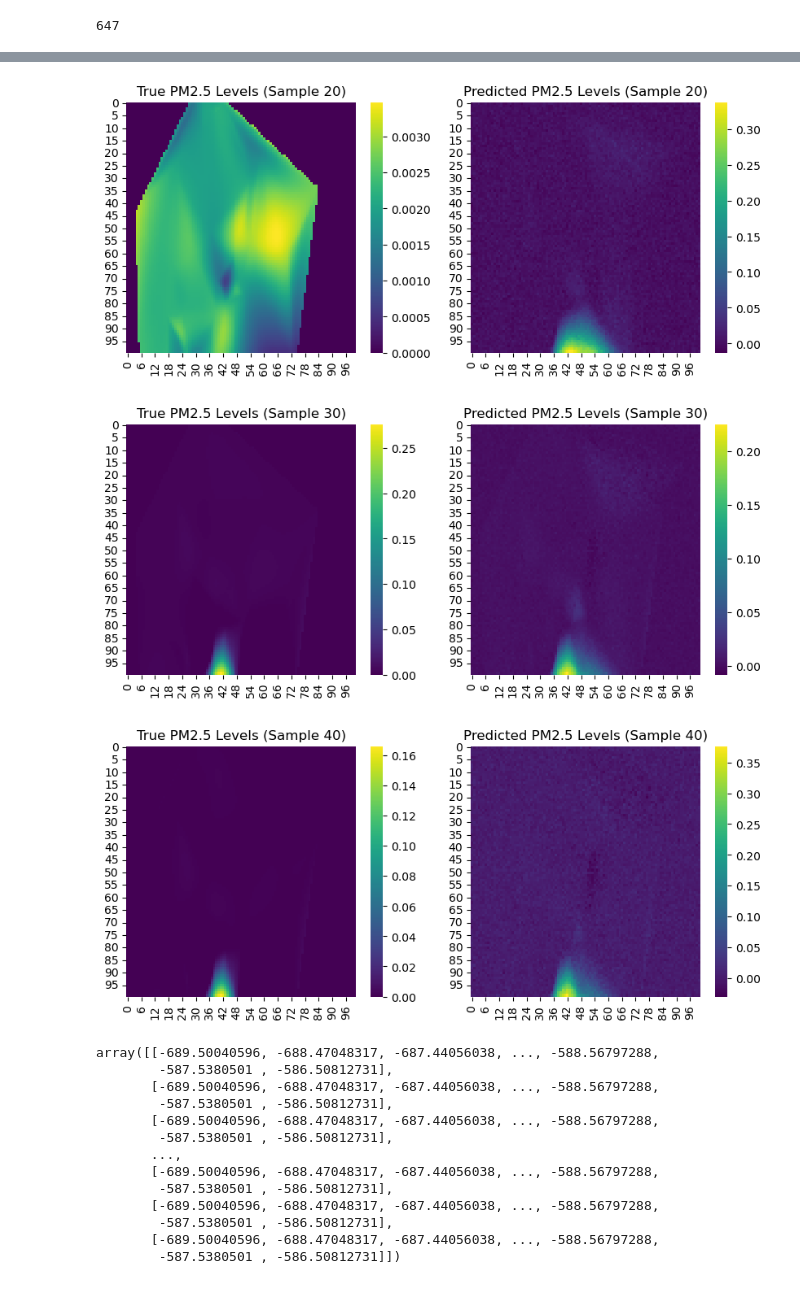
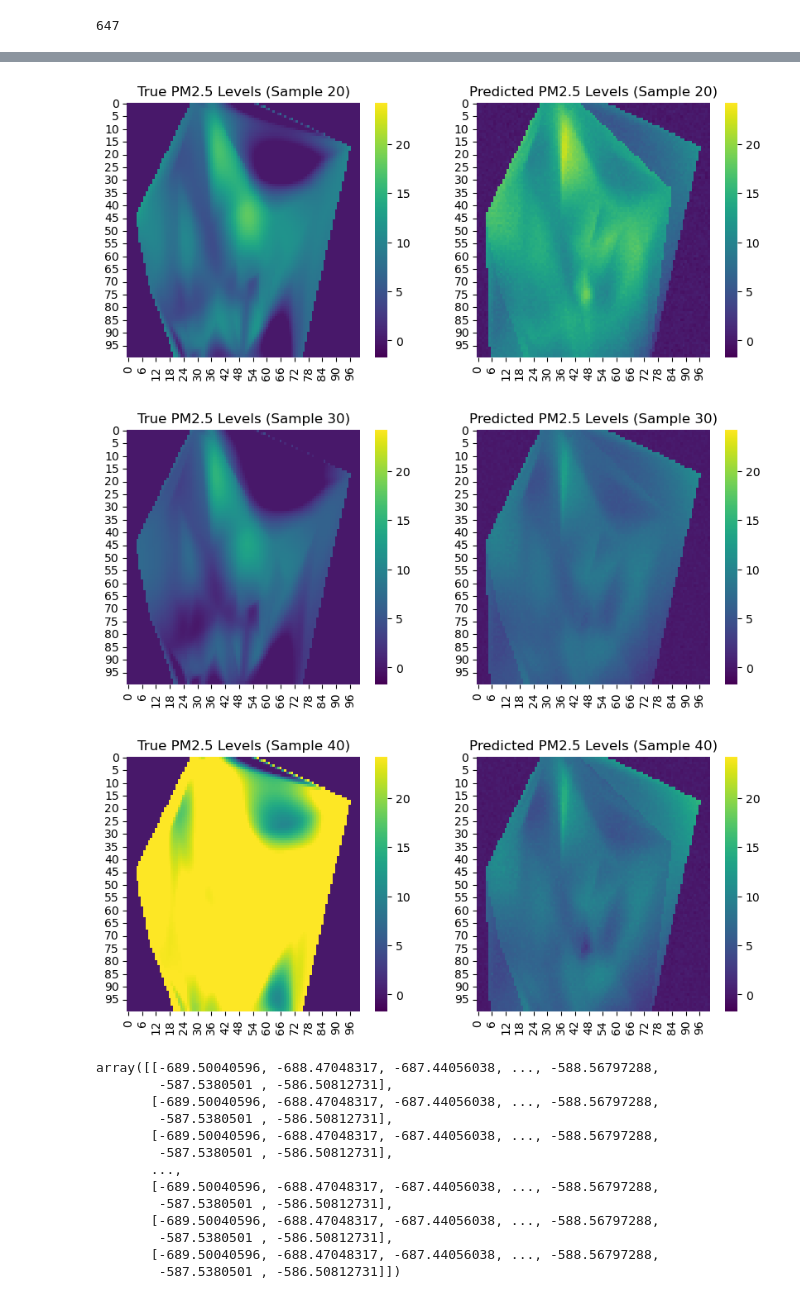
Before and after one commit to siwa-p/Air-quality-monitoring-and-prediction-using-PurpleAir-data, a Jupyter notebook: notebooks/CNN.ipynb, the cells around one changed output, grey strips where cells are left out. Cells and saved outputs as stored; diff of their text form; code cells hidden in the pictures.

```diff
--- a/notebooks/CNN.ipynb
+++ b/notebooks/CNN.ipynb
@@ -0,0 +230,10 @@
+# %%
+time_steps = 10
+X, y = [], []
+for i in range(len(data_array) - time_steps):
+    X.append(data_array[i:i + time_steps])
+    y.append(data_array[i + time_steps])
+
+X = np.array(X).reshape(-1, 1,time_steps, 100, 100)
+y = np.array(y)
+# y = y.reshape(y.shape[0], -1)
@@ -91,13 +407,8 @@ filtered_merged_df['pm2.5_atm_a'].values.min()
+# %%
+filtered_merged_df = filtered_merged_df[(filtered_merged_df['pm2.5_atm_a']<500) & (filtered_merged_df['pm2.5_atm_b']<500)]
 # %%
 from scipy.interpolate import griddata
 import numpy as np
-import matplotlib.pyplot as plt
-import tensorflow as tf
-from tensorflow.keras.models import Sequential
-from tensorflow.keras.layers import Conv3D, MaxPooling3D, Flatten, Dense
-
-from sklearn.model_selection import train_test_split
-
 
 # Function to convert latitude and longitude to Cartesian coordinates
 def lat_lon_to_cartesian(lat, lon, radius=6371.0):
@@ -156,7 +467,8 @@ spatial_maps = np.array(spatial_maps)
 
 
 # Normalize the spatial maps
-spatial_maps = spatial_maps / np.nanmax(spatial_maps)
+# normalization_proportion = np.nanmax(spatial_maps)
+# spatial_maps = spatial_maps / normalization_proportion
 
 # Handle potential NaNs in spatial maps
 spatial_maps = np.nan_to_num(spatial_maps)
@@ -341,7 +655,7 @@ Mean Absolute Error: 0.005796775267399496
 # %%
 import matplotlib.pyplot as plt
 import seaborn as sns
-num_samples = 3
+num_samples = 10
 for i in range(num_samples):
     plt.figure(figsize=(10, 4))
 
@@ -362,16 +683,20 @@ for i in range(num_samples):
 import matplotlib.pyplot as plt
 import seaborn as sns
 num_samples = 5
+vmin = min(y_test_reshaped.min(), y_pred_reshaped.min())
+vmax = max(y_test_reshaped.max(), y_pred_reshaped.max())
+
 for i in range(0, num_samples*10,10):
     plt.figure(figsize=(10, 4))
 
     plt.subplot(1, 2, 1)
     plt.title(f'True PM2.5 Levels (Sample {i})')
-    sns.heatmap(y_test_reshaped[i], cmap='viridis', cbar=True)
+    sns.heatmap(y_test_reshaped[i], cmap='viridis', cbar=True, vmin=vmin, vmax=vmax-80)
+    # sns.heatmap(y_test_reshaped[i], cmap='viridis', cbar=True)
 
     plt.subplot(1, 2, 2)
     plt.title(f'Predicted PM2.5 Levels (Sample {i})')
-    sns.heatmap(y_pred_reshaped[i], cmap='viridis', cbar=True)
+    sns.heatmap(y_pred_reshaped[i], cmap='viridis', cbar=True, vmin=vmin, vmax=vmax-80)
 
     plt.show()
 # %% [output]
@@ -380,6 +705,6 @@ for i in range(0, num_samples*10,10):
-[figure, old version]
+[figure, new version]
-[figure, old version]
+[figure, new version]
-[figure, old version]
+[figure, new version]
 # %%
 grid_x
 # %% [output]
```
Also changed, not shown: parts of 43 cells of this notebook, 7 other files.
